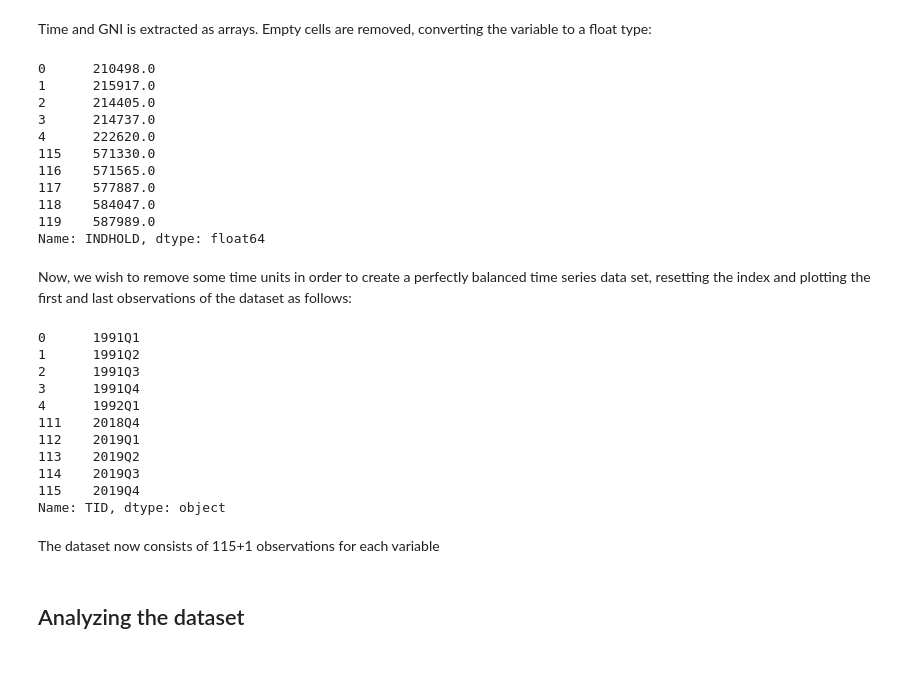
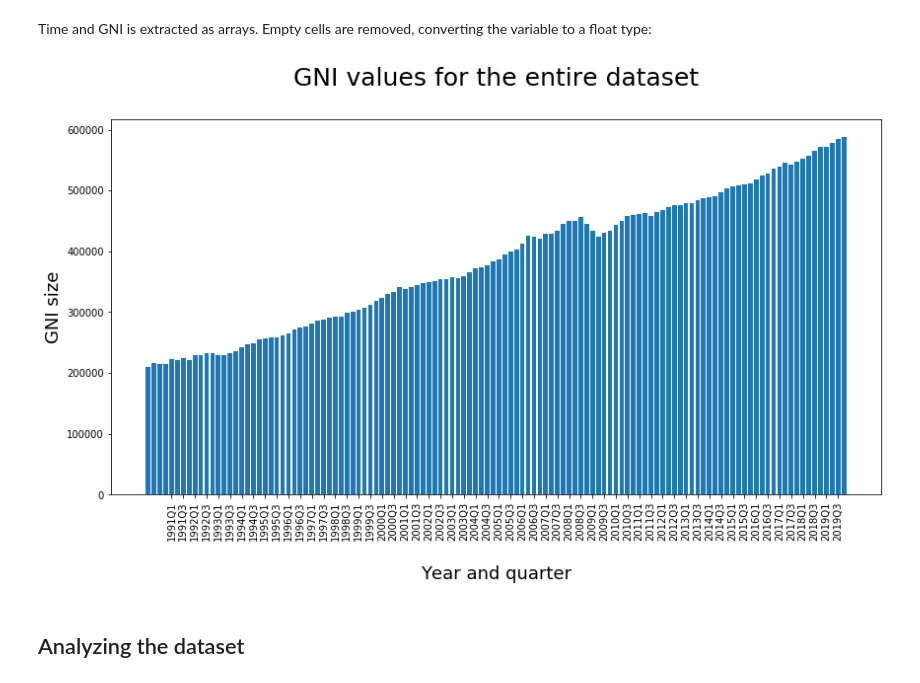
Before and after one commit to NumEconCopenhagen/projects-2020-zjr-hrv, a Jupyter notebook: dataproject/dataproject.ipynb, the cells around one changed output. Cells and saved outputs as stored; diff of their text form; code cells hidden in the pictures.

```diff
--- a/dataproject/dataproject.ipynb
+++ b/dataproject/dataproject.ipynb
@@ -46,9 +46,8 @@ Dst.get_variables(table_id = 'NKN2')
 **Now, we want to extract the seasonally adjusted GNI for the entire period**:
 # %%
 #The following code extracts the desided variables and shows the first and last three rows of the dataset
-
-df = Dst.get_data(table_id = 'NKN2',
-     variables = {'TRANSAKT':['B1GQD'],
-     'PRISENHED':['V'],
-     'SÆSON':['Y'],'TID':['*']})
-pd.concat([df.head(4), df.tail(4)])
+fuldt_dataset = Dst.get_data(table_id = 'NKN2',
+                             variables = {'TRANSAKT':['B1GQD'],
+                                          'PRISENHED':['V'],
+                                          'SÆSON':['Y'],
+                                          'TID':['*']})
@@ -65,5 +54,6 @@ pd.concat([df.head(4), df.tail(4)])
 # %%
 #We now remove redundant variables, so only time and GNI remain.
-
-df1 = df.drop('TRANSAKT',1).drop('PRISENHED',1).drop('SÆSON',1)
-pd.concat([df1.head(5), df1.tail(5)])
+df1 = fuldt_dataset.drop(columns=['TRANSAKT', 'PRISENHED', 'SÆSON'], axis=1)
+df1.columns = ['Tid', 'GNI']
+df1['GNI'].replace('..',np.nan, inplace=True)
+df1.dropna(inplace=True)
@@ -82,51 +60,21 @@ pd.concat([df1.head(5), df1.tail(5)])
 # %% [markdown]
 Time and GNI is extracted as arrays. Empty cells are removed, converting the variable to a float type:
-# %%
-#We then extract time and GDP as arrays. We also remove empty cells in GDP and convert this variable to the type of float.
-
-Time = df1['TID']
-GNI  = df1['INDHOLD']
-
-GNI.replace('..',np.nan, inplace=True)
-GNI.dropna(inplace=True)
-GNI = GNI.iloc[:].astype(float)
-
-GNI = GNI.reset_index(drop=True)
-
-#Showing the first- and last rows of the dataset
-pd.concat([GNI.head(5), GNI.tail(5)])
-# %% [output]
-0      210498.0
-1      215917.0
-2      214405.0
-3      214737.0
-4      222620.0
-115    571330.0
-116    571565.0
-117    577887.0
-118    584047.0
-119    587989.0
-Name: INDHOLD, dtype: float64
-# %% [markdown]
-Now, we wish to remove some time units in order to create a perfectly balanced time series data set, resetting the index and plotting the first and last observations of the dataset as follows:
-# %%
-t = Time[4:]
-t = t.reset_index(drop=True)
-pd.concat([t.head(5), t.tail(5)])
-# %% [output]
-0      1991Q1
-1      1991Q2
-2      1991Q3
-3      1991Q4
-4      1992Q1
-111    2018Q4
-112    2019Q1
-113    2019Q2
-114    2019Q3
-115    2019Q4
-Name: TID, dtype: object
-# %% [markdown]
-The dataset now consists of 115+1 observations for each variable
+# %%
+#Replacing empty cells with NA and drop rows of NA
+df1['GNI'].replace('..',np.nan, inplace=True)
+df1.dropna(inplace=True)
+# %%
+#Barplot of GNI over time
+plt.figure(figsize=(14,7))
+plt.xlabel('\nYear and quarter', size=18)           # Sets label on t variable
+plt.ylabel('GNI size', size=18)                     # Sets label on GNI variable
+plt.bar(df1['Tid'], df1['GNI'], label='GNI')                          # Plots GNI
+plt.title('GNI values for the entire dataset\n', size=25)  # Sets title of the plot
+plt.xticks(df1['Tid'][4:] , rotation='vertical')                # Makes time units appear on the x axis
+plt.locator_params(axis='x', nbins=len(df1['Tid'][4:])/2)
+plt.show()
+# %% [output]
+[figure, added]
 # %% [markdown]
 ## Analyzing the dataset
 # %% [markdown]
```
Also changed, not shown: parts of 10 cells of this notebook.
